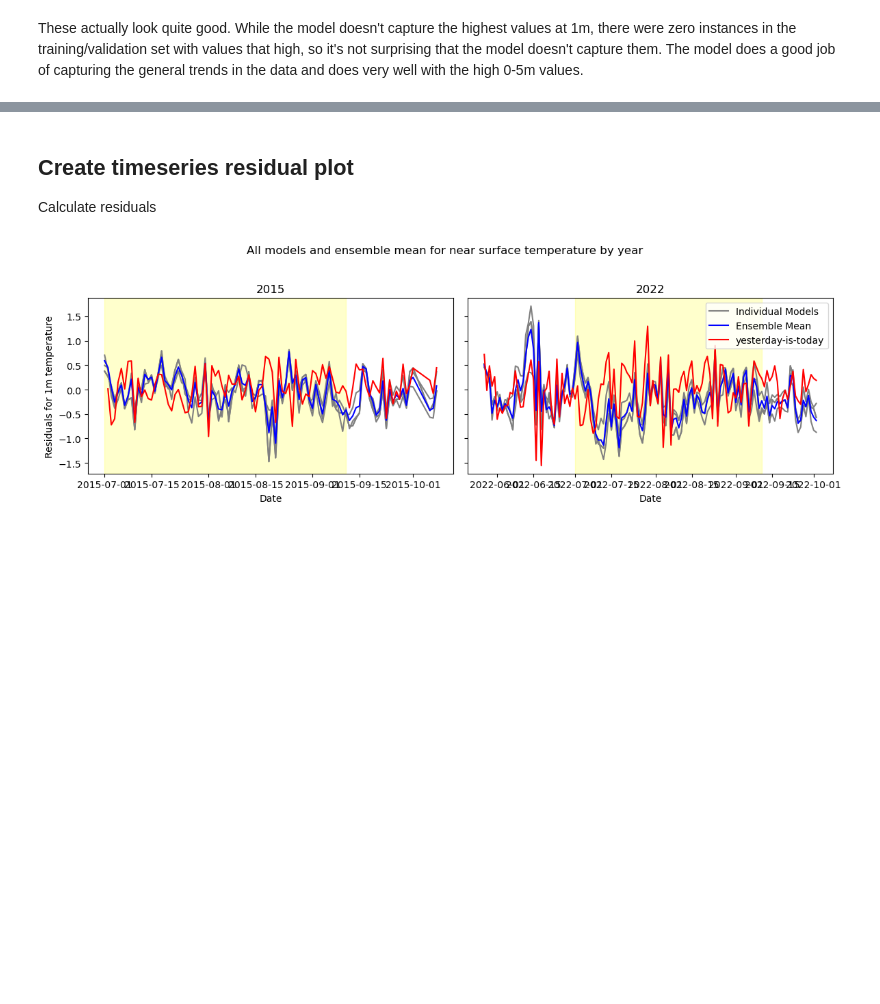
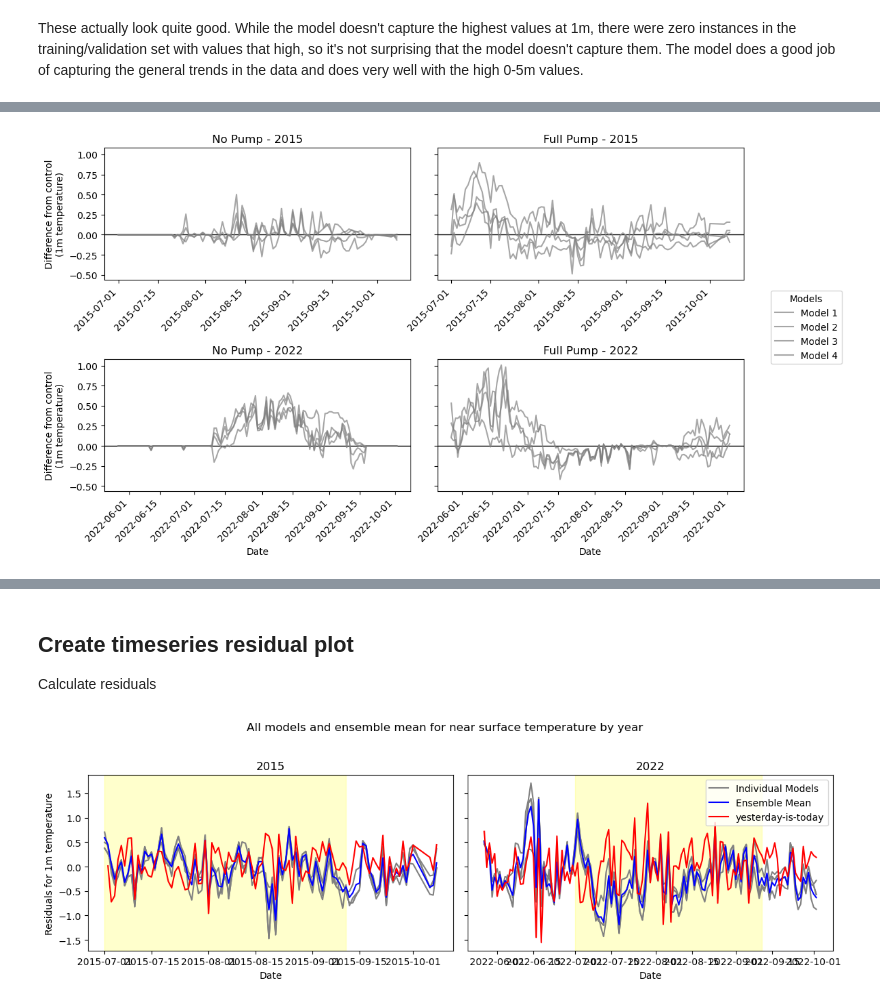
Before and after one commit to steeleb/TLS_DSS, a Jupyter notebook: model_submodule/model_dev/tiny_model/_tiny_test_implementation.ipynb, the cells around one changed output, grey strips where cells are left out. Cells and saved outputs as stored; diff of their text form; code cells hidden in the pictures; blank space fills up the shorter version.

Commit message:
start working on tiny model figs for presentation

```diff
--- a/model_submodule/model_dev/tiny_model/_tiny_test_implementation.ipynb
+++ b/model_submodule/model_dev/tiny_model/_tiny_test_implementation.ipynb
@@ -219,0 +256,69 @@ These actually look quite good. While the model doesn't capture the highest valu
+# %%
+control_preds = test[['pred_1m_1', 'pred_1m_2', 'pred_1m_3', 'pred_1m_4',
+                      'pred_05m_1', 'pred_05m_2', 'pred_05m_3', 'pred_05m_4']]
+nopump_preds = test_nopump[['pred_1m_1', 'pred_1m_2', 'pred_1m_3', 'pred_1m_4',
+                      'pred_05m_1', 'pred_05m_2', 'pred_05m_3', 'pred_05m_4']]
+fullpump_preds = test_fullpump[['pred_1m_1', 'pred_1m_2', 'pred_1m_3', 'pred_1m_4',
+                      'pred_05m_1', 'pred_05m_2', 'pred_05m_3', 'pred_05m_4']]
+
+turn_off_pump_diff = nopump_preds - control_preds
+turn_off_pump_diff['date'] = test['date']
+full_on_pump_diff = fullpump_preds - control_preds
+full_on_pump_diff['date'] = test['date']
+# %%
+# Extract unique years
+years = [2015, 2022]
+ops = ["no pump", "full pump"]
+
+# Create 2x2 subplots: rows = years, cols = ops
+fig, axes = plt.subplots(nrows=2, ncols=2, figsize=(12, 6), sharey=True)
+
+for row_idx, year in enumerate(years):
+    for col_idx, op in enumerate(ops):
+        ax = axes[row_idx, col_idx]
+
+        # Select appropriate dataframe
+        if op == "no pump":
+            selected_data = turn_off_pump_diff
+        else:
+            selected_data = full_on_pump_diff
+
+        # Filter by year
+        selected_data["date"] = pd.to_datetime(selected_data["date"])
+        data_year = selected_data[selected_data["date"].dt.year == year]
+
+        ax.axhline(0, color='black', linewidth=1, zorder=0)
+
+        # Plot predictions
+        lines = []
+        for col in ["pred_1m_1", "pred_1m_2", "pred_1m_3", "pred_1m_4"]:
+            line, = ax.plot(data_year["date"], data_year[col], color='grey', alpha=0.7)
+            lines.append(line)
+
+        # Capture one set of lines for external legend
+        if row_idx == 0 and col_idx == 0:
+            lines_for_legend = lines
+
+        ax.set_title(f"{op.title()} - {year}")
+        if row_idx == 1:
+            ax.set_xlabel("Date")
+        if col_idx == 0:
+            ax.set_ylabel("Difference from control\n(1m temperature)")
+
+# Create a single external legend
+fig.legend(lines_for_legend, ["Model 1", "Model 2", "Model 3", "Model 4"],
+           loc="center left", bbox_to_anchor=(0.9, 0.5), title="Models")
+
+plt.tight_layout(rect=[0, 0, 0.9, 1])  # Leave space on right for legend
+plt.subplots_adjust(hspace=0.6)  # Adjust vertical spacing between rows
+
+for ax_row in axes:
+    for ax in ax_row:
+        for label in ax.get_xticklabels():
+            label.set_rotation(45)
+            label.set_horizontalalignment('right')  # Align to end at the tick
+
+
+plt.show()
+# %% [output]
+[figure, added]
```
Also changed, not shown: parts of 33 cells of this notebook, 3 other files.
